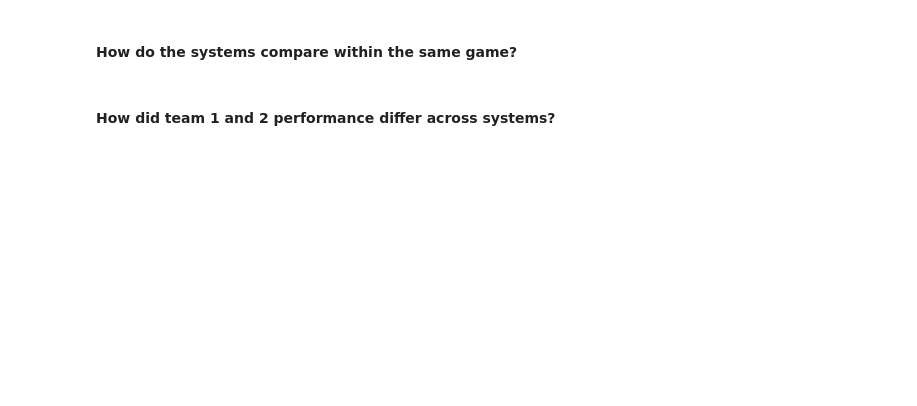
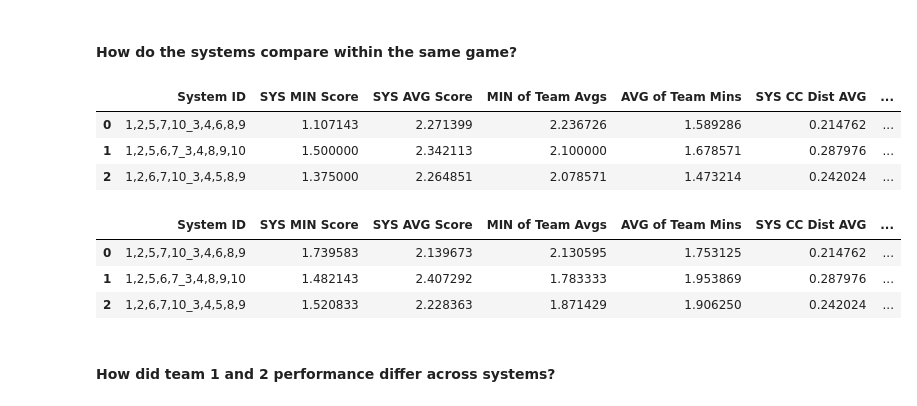
Before and after one commit to fatemehghaffari/PrisonersDilemma, a Jupyter notebook: DeterministicStrategyExperiments.ipynb, the cells around one changed output. Drawn from its saved outputs; the diff is of its cells as text; code cells hidden in the pictures; blank space fills up the shorter version.

```diff
--- a/DeterministicStrategyExperiments.ipynb
+++ b/DeterministicStrategyExperiments.ipynb
@@ -171,10 +284,20 @@ with pd.option_context('display.max_rows', None, 'display.max_columns', None, 'd
 #### How do the systems compare within the same game?
 # %%
 
-classic_dataf.loc[:,:'SYS CC Dist MIN']
+classic_dataf.loc[:,:'SYS New CC Dist MIN']
+# %% [output]
+|  | System ID | SYS MIN Score | SYS AVG Score | MIN of Team Avgs | AVG of Team Mins | SYS CC Dist AVG | ... |
+| 0 | 1,2,5,7,10_3,4,6,8,9 | 1.107143 | 2.271399 | 2.236726 | 1.589286 | 0.214762 | ... |
+| 1 | 1,2,5,6,7_3,4,8,9,10 | 1.500000 | 2.342113 | 2.100000 | 1.678571 | 0.287976 | ... |
+| 2 | 1,2,6,7,10_3,4,5,8,9 | 1.375000 | 2.264851 | 2.078571 | 1.473214 | 0.242024 | ... |
 # %%
 
-stagHunt_dataf.loc[:,:'SYS CC Dist MIN']
+stagHunt_dataf.loc[:,:'SYS New CC Dist MIN']
+# %% [output]
+|  | System ID | SYS MIN Score | SYS AVG Score | MIN of Team Avgs | AVG of Team Mins | SYS CC Dist AVG | ... |
+| 0 | 1,2,5,7,10_3,4,6,8,9 | 1.739583 | 2.139673 | 2.130595 | 1.753125 | 0.214762 | ... |
+| 1 | 1,2,5,6,7_3,4,8,9,10 | 1.482143 | 2.407292 | 1.783333 | 1.953869 | 0.287976 | ... |
+| 2 | 1,2,6,7,10_3,4,5,8,9 | 1.520833 | 2.228363 | 1.871429 | 1.906250 | 0.242024 | ... |
 # %% [markdown]
 #### How did team 1 and 2 performance differ across systems?
 # %%
```
Also changed, not shown: parts of 14 cells of this notebook.
